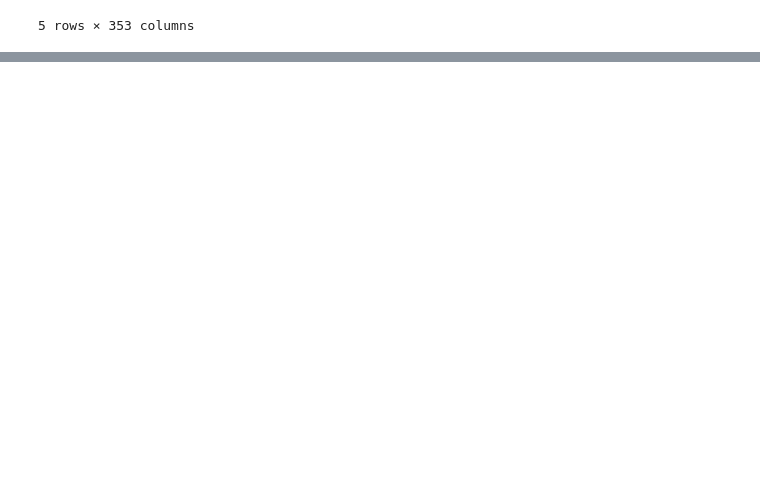
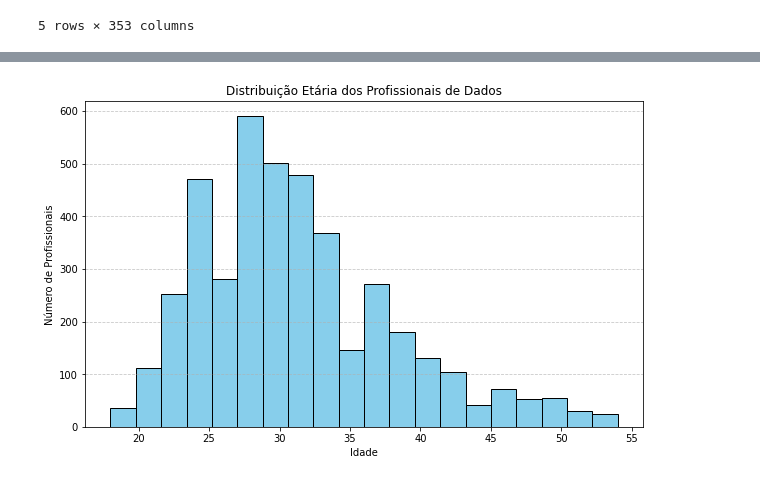
Before and after one commit to brunacpg/Projects-2, a Jupyter notebook: Projects.ipynb, the cells around one changed output, grey strips where cells are left out. Cells and saved outputs as stored; diff of their text form; code cells hidden in the pictures; blank space fills up the shorter version.

```diff
--- a/Projects.ipynb
+++ b/Projects.ipynb
@@ -110,0 +40,13 @@ plt.show()
+# %%
+#Análise Demográfica - Pergunta: Qual é a distribuição etária dos profissionais de dados?
+
+plt.figure(figsize=(10, 6))
+plt.hist(df['Idade'], bins=20, edgecolor='k', color='skyblue')
+plt.title('Distribuição Etária dos Profissionais de Dados')
+plt.xlabel('Idade')
+plt.ylabel('Número de Profissionais')
+plt.grid(axis='y', linestyle='--', alpha=0.7)
+
+plt.show()
+# %% [output]
+[figure, added]
```
Also changed, not shown: parts of 13 cells of this notebook.
